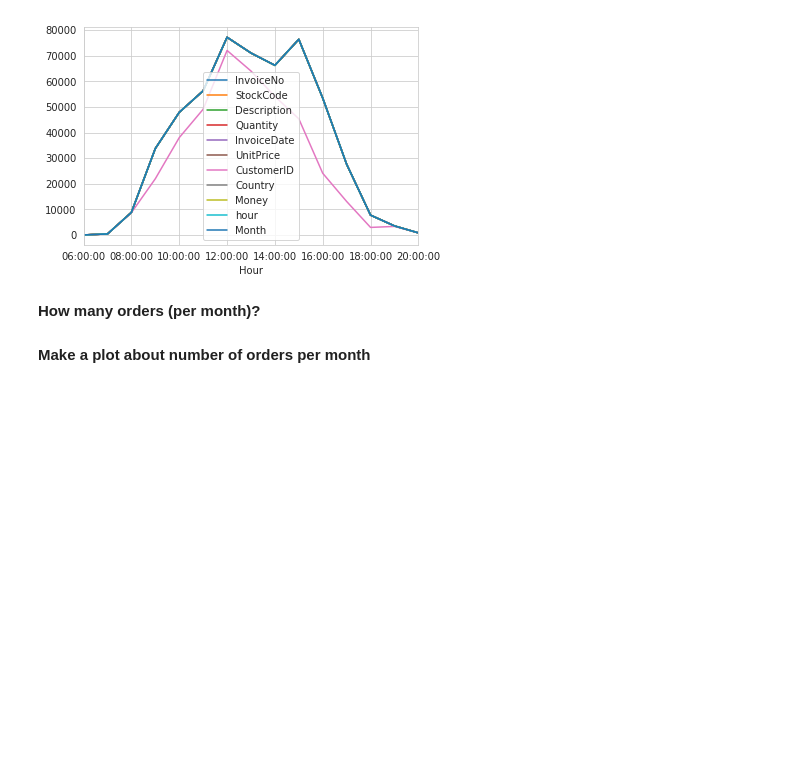
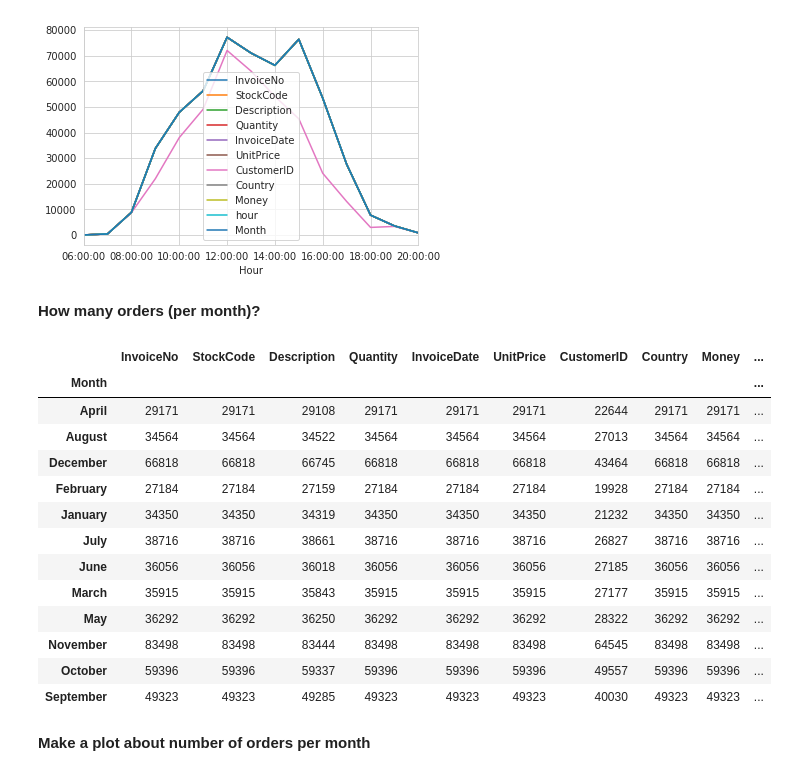
Before and after one commit to kvt0012/ex_DS_w3, a Jupyter notebook: Copy_of_Assignment_3_EDA.ipynb, the cells around one changed output. Cells and saved outputs as stored; diff of their text form; code cells hidden in the pictures; blank space fills up the shorter version.

```diff
--- a/Copy_of_Assignment_3_EDA.ipynb
+++ b/Copy_of_Assignment_3_EDA.ipynb
@@ -276,6 +276,22 @@ a.plot()
 # %%
 trans['Month'] = trans['InvoiceDate'].dt.strftime('%B')
 b=trans.groupby('Month').count()
+b
+# %% [output]
+|  | InvoiceNo | StockCode | Description | Quantity | InvoiceDate | UnitPrice | CustomerID | Country | Money | ... |
+| Month |  |  |  |  |  |  |  |  |  | ... |
+| April | 29171 | 29171 | 29108 | 29171 | 29171 | 29171 | 22644 | 29171 | 29171 | ... |
+| August | 34564 | 34564 | 34522 | 34564 | 34564 | 34564 | 27013 | 34564 | 34564 | ... |
+| December | 66818 | 66818 | 66745 | 66818 | 66818 | 66818 | 43464 | 66818 | 66818 | ... |
+| February | 27184 | 27184 | 27159 | 27184 | 27184 | 27184 | 19928 | 27184 | 27184 | ... |
+| January | 34350 | 34350 | 34319 | 34350 | 34350 | 34350 | 21232 | 34350 | 34350 | ... |
+| July | 38716 | 38716 | 38661 | 38716 | 38716 | 38716 | 26827 | 38716 | 38716 | ... |
+| June | 36056 | 36056 | 36018 | 36056 | 36056 | 36056 | 27185 | 36056 | 36056 | ... |
+| March | 35915 | 35915 | 35843 | 35915 | 35915 | 35915 | 27177 | 35915 | 35915 | ... |
+| May | 36292 | 36292 | 36250 | 36292 | 36292 | 36292 | 28322 | 36292 | 36292 | ... |
+| November | 83498 | 83498 | 83444 | 83498 | 83498 | 83498 | 64545 | 83498 | 83498 | ... |
+| October | 59396 | 59396 | 59337 | 59396 | 59396 | 59396 | 49557 | 59396 | 59396 | ... |
+| September | 49323 | 49323 | 49285 | 49323 | 49323 | 49323 | 40030 | 49323 | 49323 | ... |
 # %% [markdown]
 **Make a plot about number of orders per month**
 # %%
```
